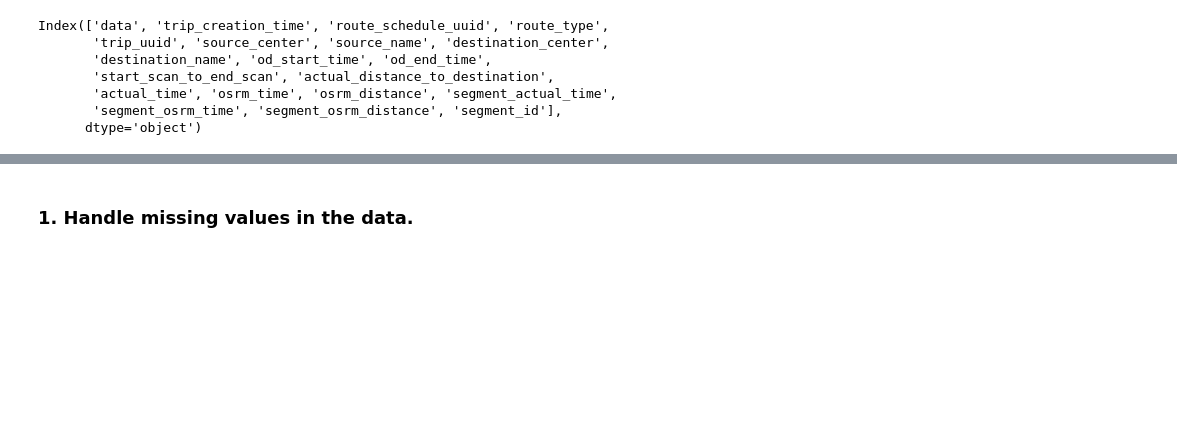
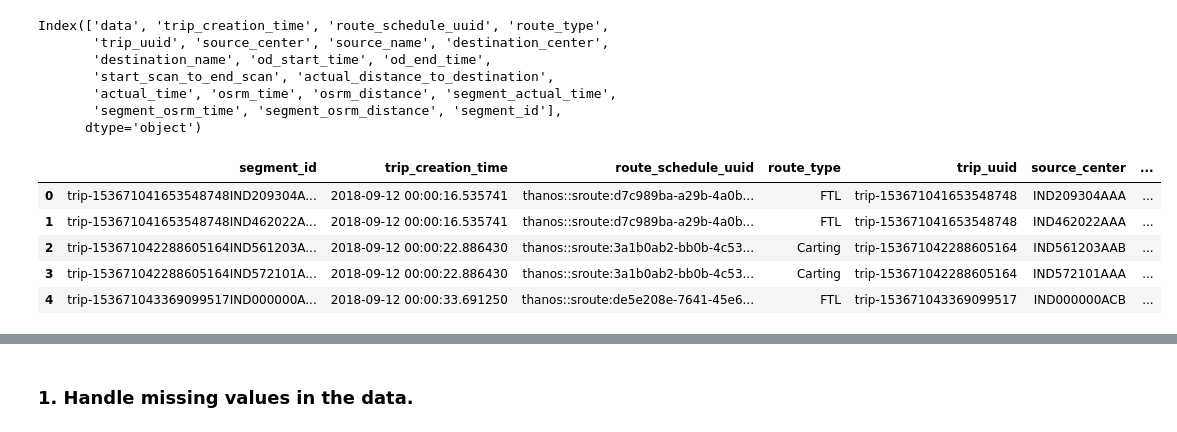
Before and after one commit to christinajoice/Delhivery, a Jupyter notebook: Delhivery.ipynb, the cells around one changed output, grey strips where cells are left out. Saved outputs shown, nothing was run; the diff lists cells and outputs as text; code cells hidden in the pictures; blank space fills up the shorter version.

```diff
--- a/Delhivery.ipynb
+++ b/Delhivery.ipynb
@@ -137,3 +137,13 @@ merge_segment = {'trip_creation_time':'first',
               'segment_osrm_time':'last',
               'segment_osrm_distance':'last'
 }
+# %%
+segment_df = df.sort_values(['segment_id','actual_time']).groupby('segment_id').agg(merge_segment).reset_index()
+segment_df.head()
+# %% [output]
+|  | segment_id | trip_creation_time | route_schedule_uuid | route_type | trip_uuid | source_center | ... |
+| 0 | trip-153671041653548748IND209304A... | 2018-09-12 00:00:16.535741 | thanos::sroute:d7c989ba-a29b-4a0b... | FTL | trip-153671041653548748 | IND209304AAA | ... |
+| 1 | trip-153671041653548748IND462022A... | 2018-09-12 00:00:16.535741 | thanos::sroute:d7c989ba-a29b-4a0b... | FTL | trip-153671041653548748 | IND462022AAA | ... |
+| 2 | trip-153671042288605164IND561203A... | 2018-09-12 00:00:22.886430 | thanos::sroute:3a1b0ab2-bb0b-4c53... | Carting | trip-153671042288605164 | IND561203AAB | ... |
+| 3 | trip-153671042288605164IND572101A... | 2018-09-12 00:00:22.886430 | thanos::sroute:3a1b0ab2-bb0b-4c53... | Carting | trip-153671042288605164 | IND572101AAA | ... |
+| 4 | trip-153671043369099517IND000000A... | 2018-09-12 00:00:33.691250 | thanos::sroute:de5e208e-7641-45e6... | FTL | trip-153671043369099517 | IND000000ACB | ... |
```
Also changed, not shown: parts of 12 cells of this notebook.
